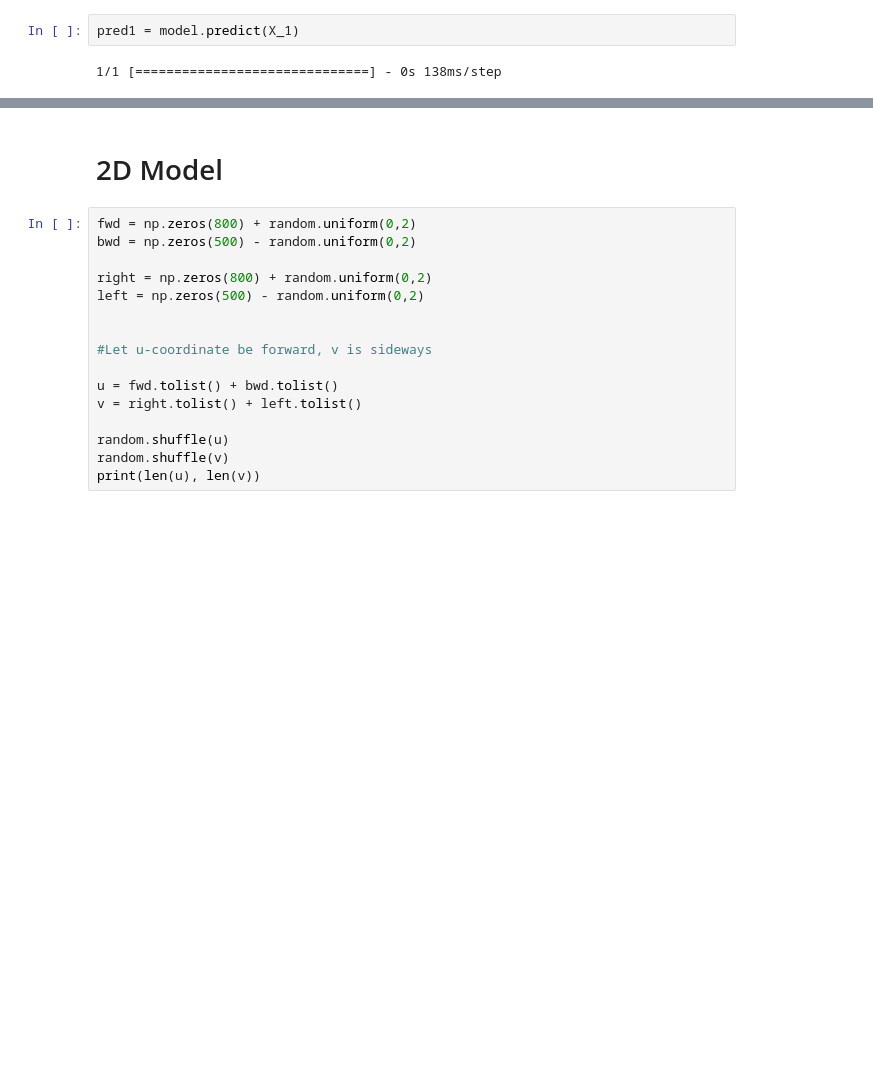
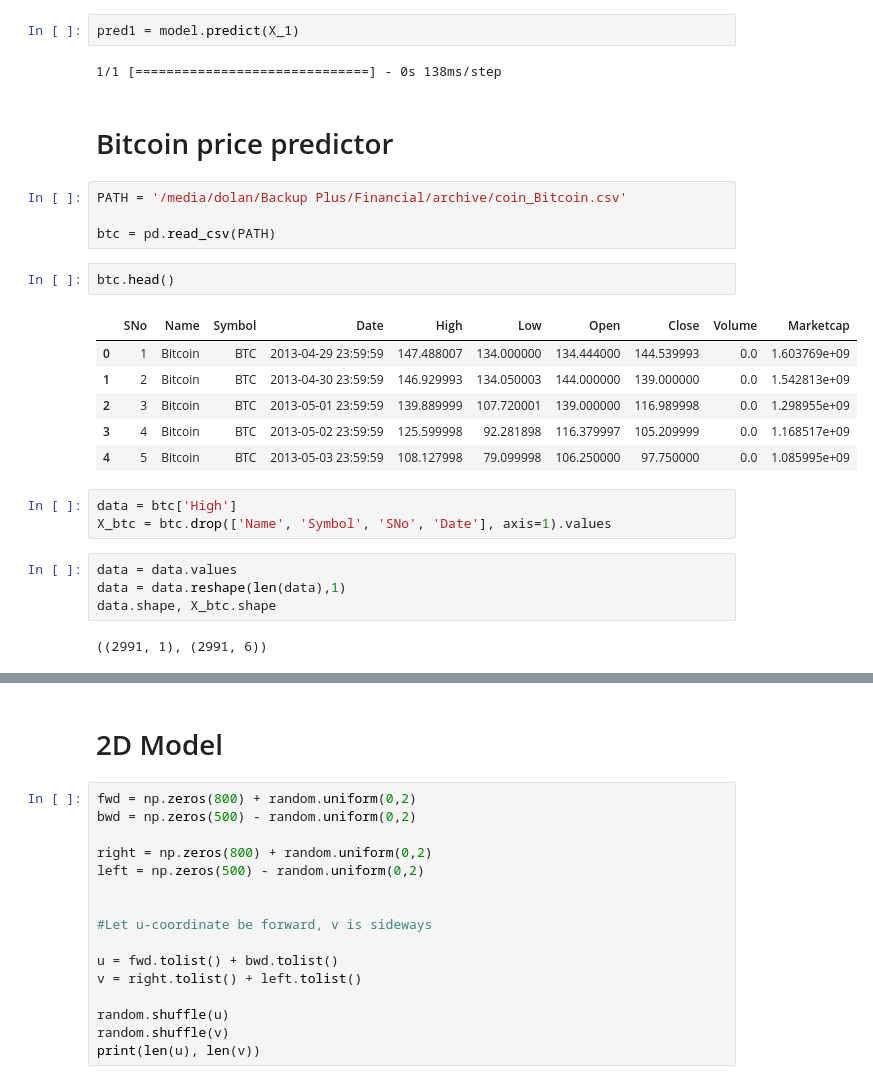
Before and after one commit to DavidHostler/AutopilotAI, a Jupyter notebook: selfdriving/Self-Driving Recurrent LSTM.ipynb, the cells around one changed output, grey strips where cells are left out. Saved outputs shown, nothing was run; the diff lists cells and outputs as text; blank space fills up the shorter version.

```diff
--- a/selfdriving/Self-Driving Recurrent LSTM.ipynb
+++ b/selfdriving/Self-Driving Recurrent LSTM.ipynb
@@ -435,3 +452,27 @@ X_1 = np.expand_dims(X_test[1], axis=0)
 pred1 = model.predict(X_1)
 # %% [output]
 1/1 [==============================] - 0s 138ms/step
+# %% [markdown]
+# Bitcoin price predictor
+# %%
+PATH = '/media/dolan/Backup Plus/Financial/archive/coin_Bitcoin.csv'
+
+btc = pd.read_csv(PATH)
+# %%
+btc.head()
+# %% [output]
+|  | SNo | Name | Symbol | Date | High | Low | Open | Close | Volume | Marketcap |
+| 0 | 1 | Bitcoin | BTC | 2013-04-29 23:59:59 | 147.488007 | 134.000000 | 134.444000 | 144.539993 | 0.0 | 1.603769e+09 |
+| 1 | 2 | Bitcoin | BTC | 2013-04-30 23:59:59 | 146.929993 | 134.050003 | 144.000000 | 139.000000 | 0.0 | 1.542813e+09 |
+| 2 | 3 | Bitcoin | BTC | 2013-05-01 23:59:59 | 139.889999 | 107.720001 | 139.000000 | 116.989998 | 0.0 | 1.298955e+09 |
+| 3 | 4 | Bitcoin | BTC | 2013-05-02 23:59:59 | 125.599998 | 92.281898 | 116.379997 | 105.209999 | 0.0 | 1.168517e+09 |
+| 4 | 5 | Bitcoin | BTC | 2013-05-03 23:59:59 | 108.127998 | 79.099998 | 106.250000 | 97.750000 | 0.0 | 1.085995e+09 |
+# %%
+data = btc['High']
+X_btc = btc.drop(['Name', 'Symbol', 'SNo', 'Date'], axis=1).values
+# %%
+data = data.values
+data = data.reshape(len(data),1)
+data.shape, X_btc.shape
+# %% [output]
+((2991, 1), (2991, 6))
```
Also changed, not shown: parts of 25 cells of this notebook, 3 other files.
